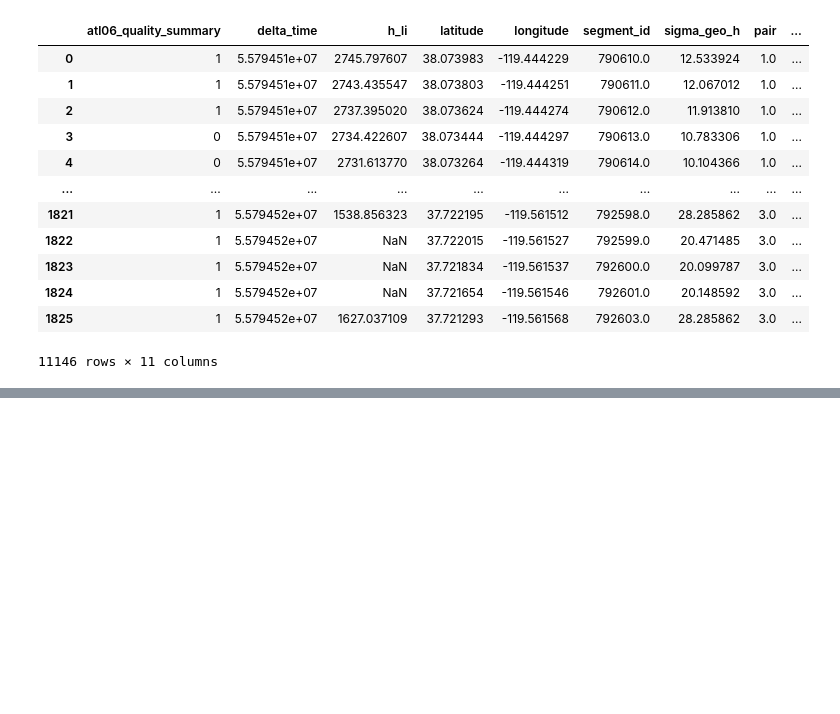
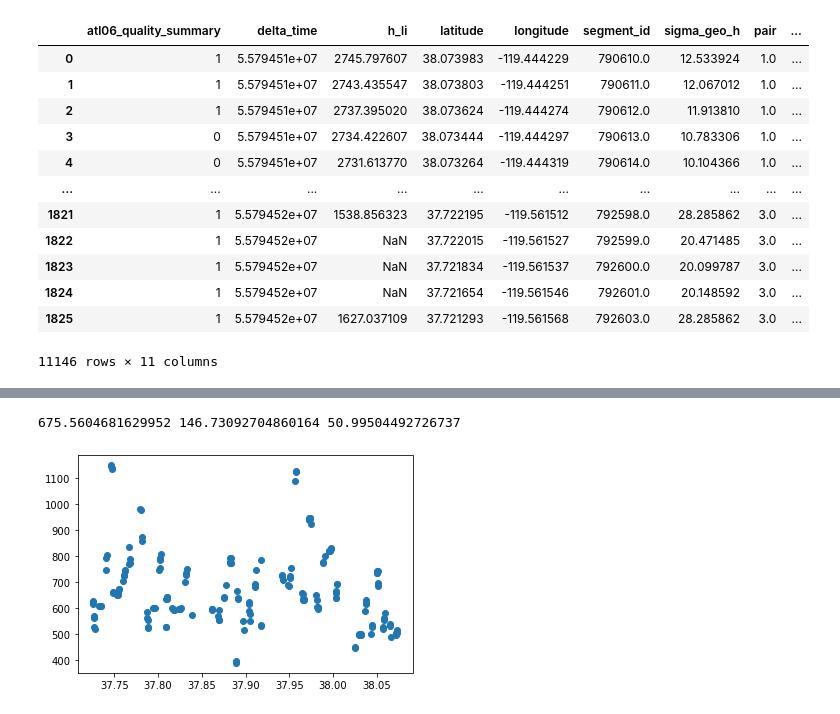
Before and after one commit to ICESAT-2HackWeek/SeasonalSnow, a Jupyter notebook: contributors/Nina/pdal_test.ipynb, the cells around one changed output, grey strips where cells are left out. Saved outputs shown, nothing was run; the diff lists cells and outputs as text; code cells hidden in the pictures; blank space fills up the shorter version.

```diff
--- a/contributors/Nina/pdal_test.ipynb
+++ b/contributors/Nina/pdal_test.ipynb
@@ -427,3 +288,6 @@ IndexError: list index out of range
+# %%
+# Only looking at one beam
+df_list = [df1]
 # %%
 # comparison of ground data and ATL06 using a 20m buffer sampler
 # colors represent the flight lines shown above
@@ -443,3 +319,22 @@ big_gdf['diff'] = df_test_big['snow_on_off']
+# %%
+# comparison of ground data and ATL06 using a 20m buffer sampler
+# colors represent the flight lines shown above
+df_test_big = gda_lib.buffer_sampler(ds_pdal,big_gdf,20,ret_gdf=True)
+df_test_big['snow_on_off'] = df_test_big['h_li']-df_test_big['med']
+
+fig,ax = plt.subplots()
+for gdf in df_list:
+    df_test = gda_lib.buffer_sampler(ds_pdal,gdf,20,ret_gdf=True)
+    df_test['snow_on_off'] = df_test['h_li']-df_test['med']
+    ax.scatter(df_test['latitude'],df_test['snow_on_off'])
+    print(df_test['snow_on_off'].mean(),df_test['snow_on_off'].std(),100*df_test['snow_on_off'].mean()/(df_test['h_li'].max()-df_test['h_li'].min()))
+# df_test['snow_on_off'].hist(bins=30)
+# ax.scatter(df_test['latitude'],df_test['snow_on_off'])
+
+big_gdf['diff'] = df_test_big['snow_on_off']
+# %% [output]
+675.5604681629952 146.73092704860164 50.99504492726737
+[figure, added]
 # %%
 # point-by-point comparison
 fig,ax = plt.subplots(figsize=(5,6))
```
Also changed, not shown: parts of 30 cells of this notebook.
